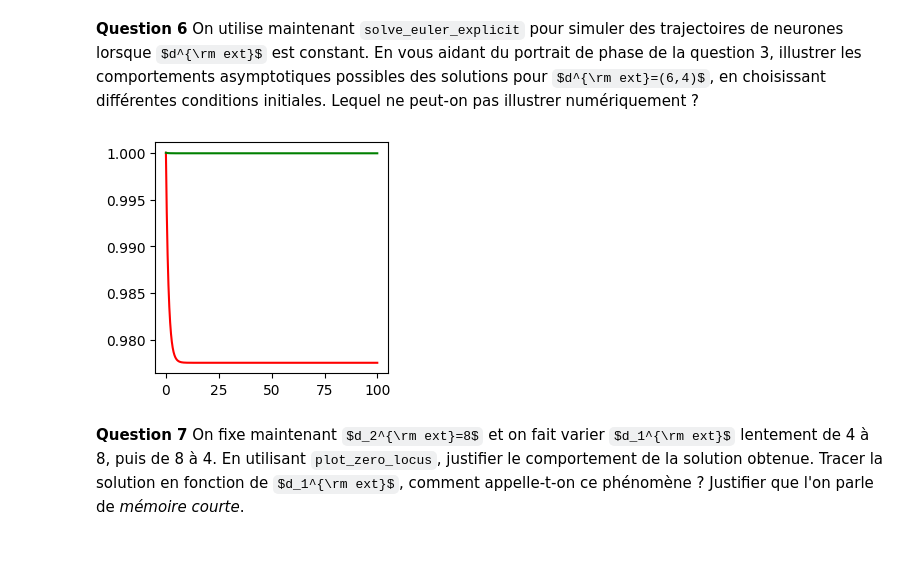
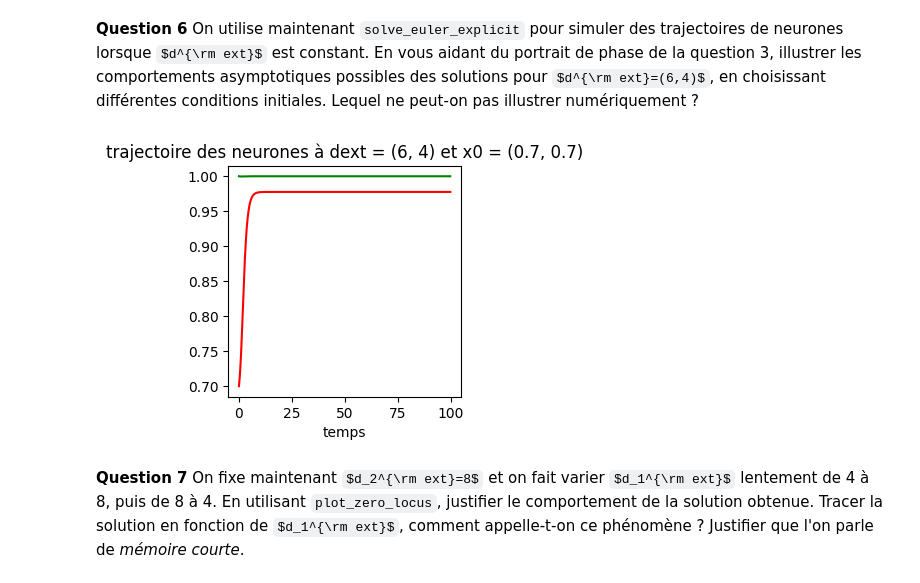
Before and after one commit to camilleprig/projet_maths_info, a Jupyter notebook: projet_maths.ipynb, the cells around one changed output. Cells and saved outputs as stored; diff of their text form; code cells hidden in the pictures; some formulas as TeX source; blank space fills up the shorter version.

```diff
--- a/projet_maths.ipynb
+++ b/projet_maths.ipynb
@@ -172,18 +197,23 @@ tracer pour une equation de fonction connue le log de l'erreur en fonction de dt
 # %%
 def f_d_ext_constant(t,x):
     d_ext = np.array([6.0,4.0])
     return -x + sigmoid(np.dot(W,x)+d_ext)
 
-x0 = np.array([1.0,1.0])
+
+
 dt = 0.1
 t0, tf = 0.0, 100.0
+
+x0 = np.array([0.7,1])
 time, x = solve_euler_explicit(f_d_ext_constant, x0, dt, t0, tf)
 plt.figure()
-plt.plot(time,x[:,0], color="red")
-plt.plot(time, x[:,1], color="green")
+plt.plot(time,x[:,0], label = '1e variable de x', color="red")
+plt.plot(time, x[:,1], label = '2e variable de x', color="green")
+plt.title("trajectoire des neurones à dext = (6, 4) et x0 = (" + str(x0[0]) + ", " + str(x0[0]) + ")")
+plt.xlabel("temps")
 plt.show()
 # %% [output]
-[figure, old version]
+[figure, new version]
 # %% [markdown]
 **Question 7** On fixe maintenant $d_2^{\rm ext}=8$ et on fait varier $d_1^{\rm ext}$ lentement de 4 à 8, puis de 8 à 4. En utilisant ``plot_zero_locus``, justifier le comportement de la solution obtenue. Tracer la solution en fonction de $d_1^{\rm ext}$, comment appelle-t-on ce phénomène ? Justifier que l'on parle de *mémoire courte*.
 # %%
```
Also changed, not shown: parts of 10 cells of this notebook.
